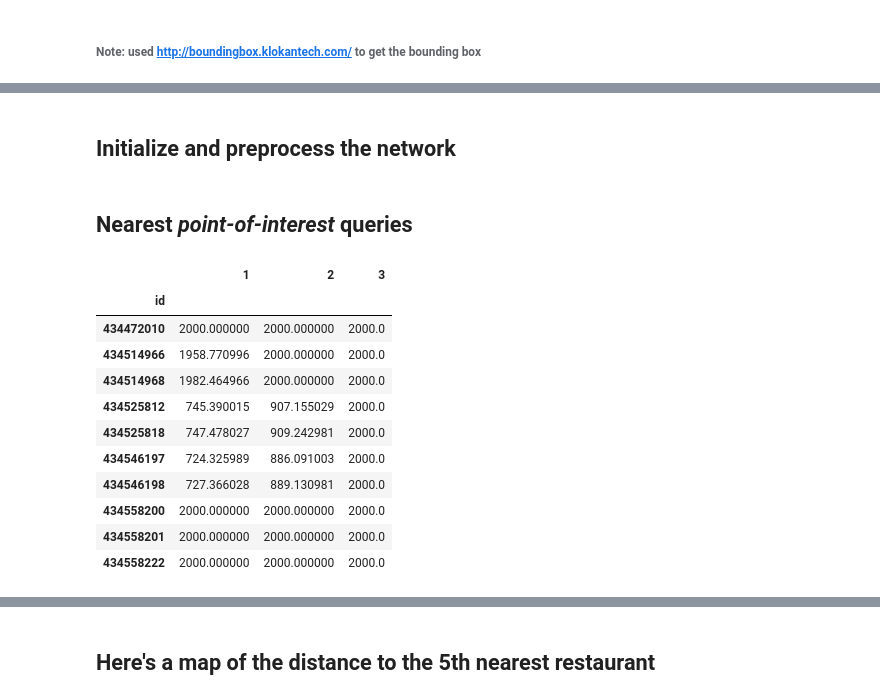
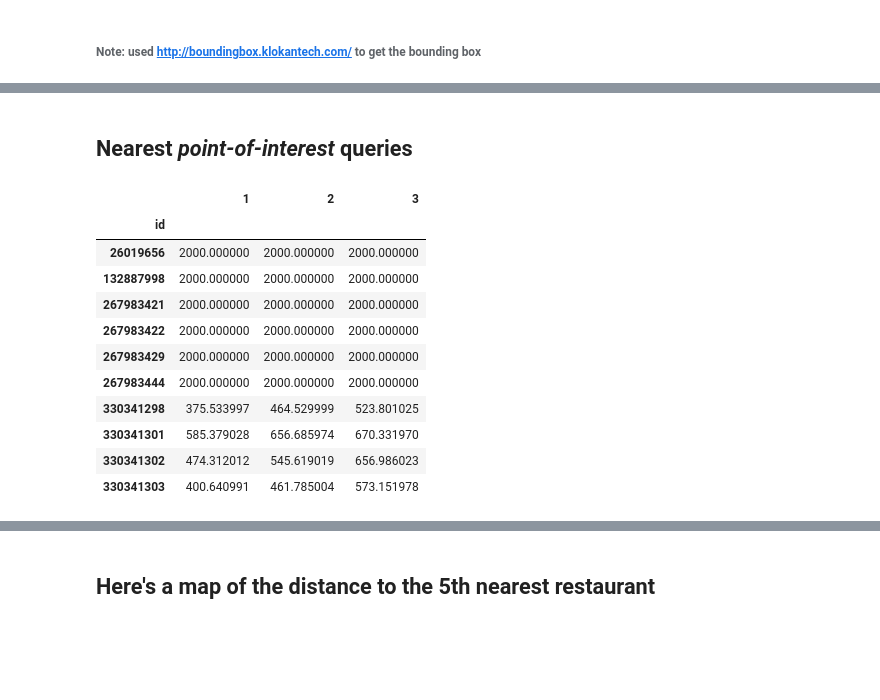
Before and after one commit to fillipefeitosa/gettin, a Jupyter notebook: pandana/Pandana - Aveiro.ipynb, the cells around one changed output, grey strips where cells are left out. Saved outputs shown, nothing was run; the diff lists cells and outputs as text; code cells hidden in the pictures; blank space fills up the shorter version.

```diff
--- a/pandana/Pandana - Aveiro.ipynb
+++ b/pandana/Pandana - Aveiro.ipynb
@@ -19,10 +22,10 @@ warnings.filterwarnings('ignore')
 # Bounding box from link above
 
 # CSV for Aveiro
-bbox = [-8.440762,39.966859,-8.305836,40.049563]
+bbox = [-8.796616,40.561938,-8.517494,40.670744]
 bbox = [bbox[1], bbox[0], bbox[3], bbox[2]]
 
-network = osm.pdna_network_from_bbox(*bbox)
+network = osm.pdna_network_from_bbox(lat_min=bbox[0],lat_max=bbox[2],lng_min=bbox[1],lng_max=bbox[3],network_type='walk')
 poi_df = osm.node_query(*bbox, tags='amenity=school')
 x, y = poi_df['lon'], poi_df['lat']
 # store = poi_df.
@@ -60,2 +44,0 @@ edges = store.edges
-# %% [markdown]
-## Initialize and preprocess the network
@@ -74,19 +47,19 @@ net.set_pois("schools", 2000, 3, x, y)
 # %%
-a = net.nearest_pois(2000, "schools", num_pois=3)
+a = network.nearest_pois(2000, "schools", num_pois=3)
 a.head(10)
 # %% [output]
 |  | 1 | 2 | 3 |
 | id |  |  |  |
-| 434472010 | 2000.000000 | 2000.000000 | 2000.0 |
-| 434514966 | 1958.770996 | 2000.000000 | 2000.0 |
-| 434514968 | 1982.464966 | 2000.000000 | 2000.0 |
-| 434525812 | 745.390015 | 907.155029 | 2000.0 |
-| 434525818 | 747.478027 | 909.242981 | 2000.0 |
-| 434546197 | 724.325989 | 886.091003 | 2000.0 |
-| 434546198 | 727.366028 | 889.130981 | 2000.0 |
-| 434558200 | 2000.000000 | 2000.000000 | 2000.0 |
-| 434558201 | 2000.000000 | 2000.000000 | 2000.0 |
-| 434558222 | 2000.000000 | 2000.000000 | 2000.0 |
+| 26019656 | 2000.000000 | 2000.000000 | 2000.000000 |
+| 132887998 | 2000.000000 | 2000.000000 | 2000.000000 |
+| 267983421 | 2000.000000 | 2000.000000 | 2000.000000 |
+| 267983422 | 2000.000000 | 2000.000000 | 2000.000000 |
+| 267983429 | 2000.000000 | 2000.000000 | 2000.000000 |
+| 267983444 | 2000.000000 | 2000.000000 | 2000.000000 |
+| 330341298 | 375.533997 | 464.529999 | 523.801025 |
+| 330341301 | 585.379028 | 656.685974 | 670.331970 |
+| 330341302 | 474.312012 | 545.619019 | 656.986023 |
+| 330341303 | 400.640991 | 461.785004 | 573.151978 |
 # %%
 def plot_nearest_amenity(amenity,accessibility, n):
     fig_kwargs = {'figsize': [20, 20]}
```
Also changed, not shown: parts of 16 cells of this notebook, 1 other file.
